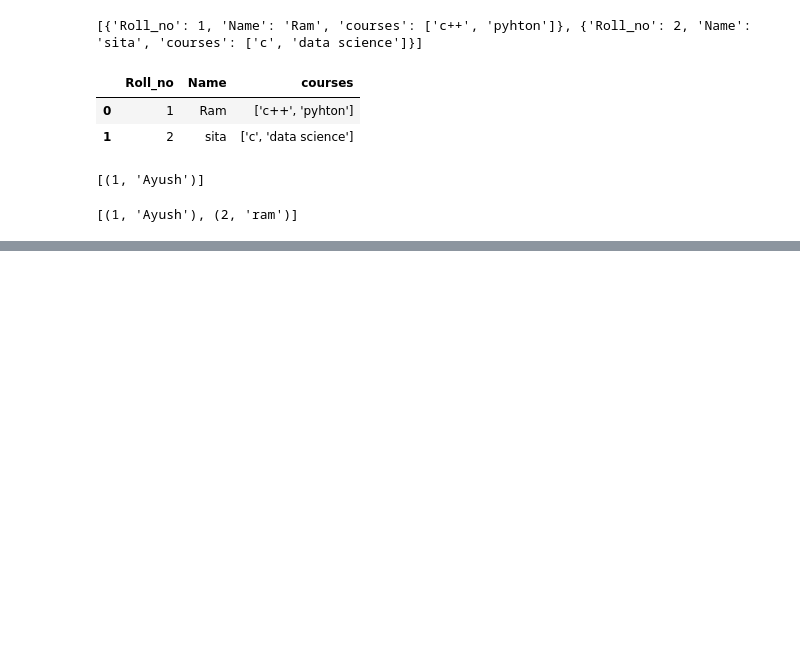
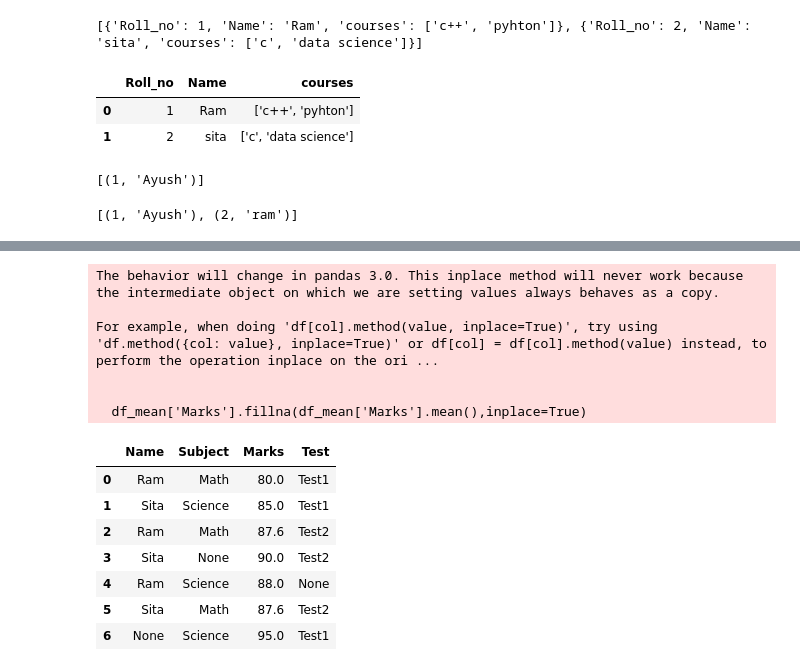
Before and after one commit to Ayush080-bct/Advanced-python-Lab, a Jupyter notebook: ExamLab/exam.ipynb, the cells around one changed output, grey strips where cells are left out. Cells and saved outputs as stored; diff of their text form; code cells hidden in the pictures; blank space fills up the shorter version.

```diff
--- a/ExamLab/exam.ipynb
+++ b/ExamLab/exam.ipynb
@@ -283,0 +432,12 @@ from pymongo import MongoClient
+# %%
+import pandas as pd
+import numpy as np
+
+df = pd.DataFrame({
+    'Name': ['Ram', 'Sita', 'Ram', 'Sita', 'Ram', 'Sita', None],
+    'Subject': ['Math', 'Science', 'Math', None, 'Science', 'Math', 'Science'],
+    'Marks': [80, 85, None, 90, 88, None, 95],
+    'Test': ['Test1', 'Test1', 'Test2', 'Test2', None, 'Test2', 'Test1']
+})
+
+print(df)
@@ -283,0 +502,19 @@ from pymongo import MongoClient
+# %%
+df_mean=df.copy()
+df_mean['Marks'].fillna(df_mean['Marks'].mean(),inplace=True)
+df_mean
+# %% [output]
+The behavior will change in pandas 3.0. This inplace method will never work because the intermediate object on which we are setting values always behaves as a copy.
+
+For example, when doing 'df[col].method(value, inplace=True)', try using 'df.method({col: value}, inplace=True)' or df[col] = df[col].method(value) instead, to perform the operation inplace on the ori ...
+
+
+  df_mean['Marks'].fillna(df_mean['Marks'].mean(),inplace=True)
+|  | Name | Subject | Marks | Test |
+| 0 | Ram | Math | 80.0 | Test1 |
+| 1 | Sita | Science | 85.0 | Test1 |
+| 2 | Ram | Math | 87.6 | Test2 |
+| 3 | Sita | None | 90.0 | Test2 |
+| 4 | Ram | Science | 88.0 | None |
+| 5 | Sita | Math | 87.6 | Test2 |
+| 6 | None | Science | 95.0 | Test1 |
```
Also changed, not shown: parts of 33 cells of this notebook.
